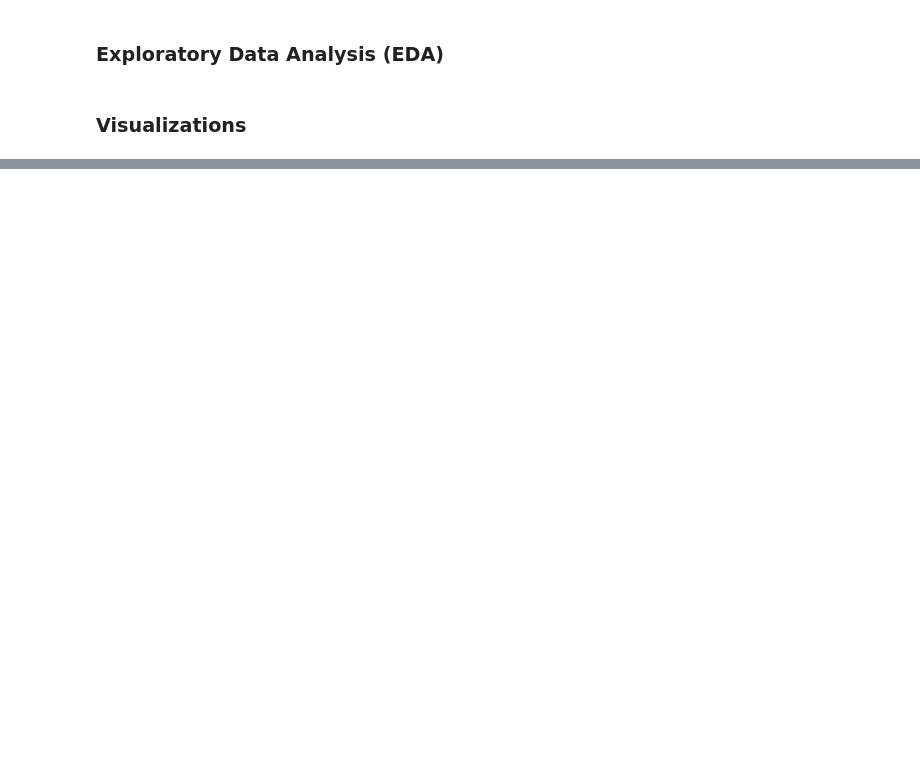
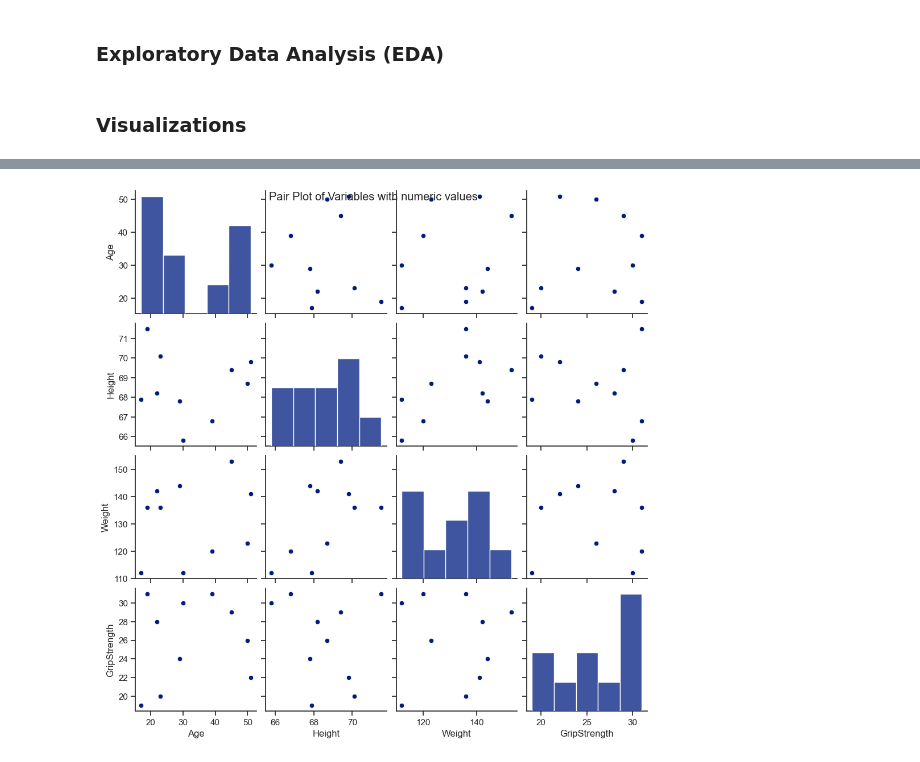
Before and after one commit to GauravBachu/PDS_Assignment-1, a Jupyter notebook: frailty_analysis_Q1/src/Q1.ipynb, the cells around one changed output, grey strips where cells are left out. Cells and saved outputs as stored; diff of their text form; code cells hidden in the pictures; blank space fills up the shorter version.

```diff
--- a/frailty_analysis_Q1/src/Q1.ipynb
+++ b/frailty_analysis_Q1/src/Q1.ipynb
@@ -42,0 +76,8 @@ print(summary)
+# %%
+sns.set_theme(style="ticks", palette="dark")
+sns.pairplot(data_set[['Age', 'Height', 'Weight', 'GripStrength']])
+plt.suptitle('Pair Plot of Variables with numeric values')
+plt.savefig('../results/scatterplot.png')
+plt.show()
+# %% [output]
+[figure, added]
```
Also changed, not shown: parts of 4 cells of this notebook, 2 other files.
